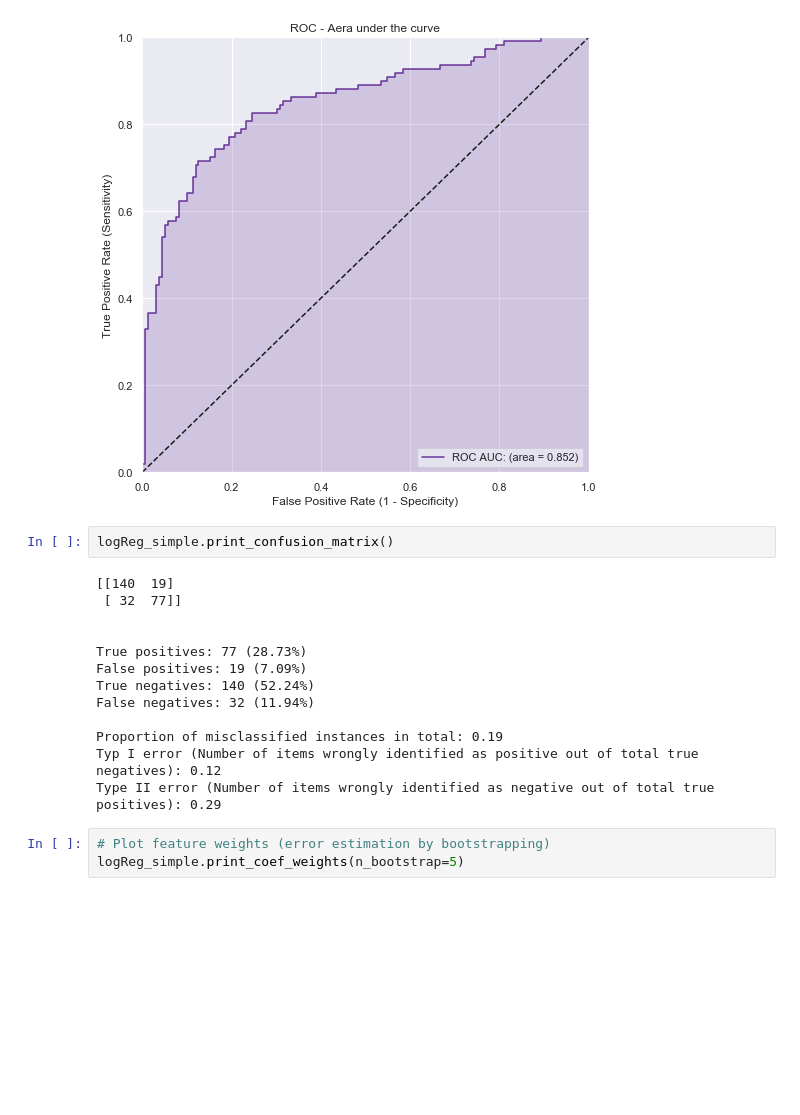
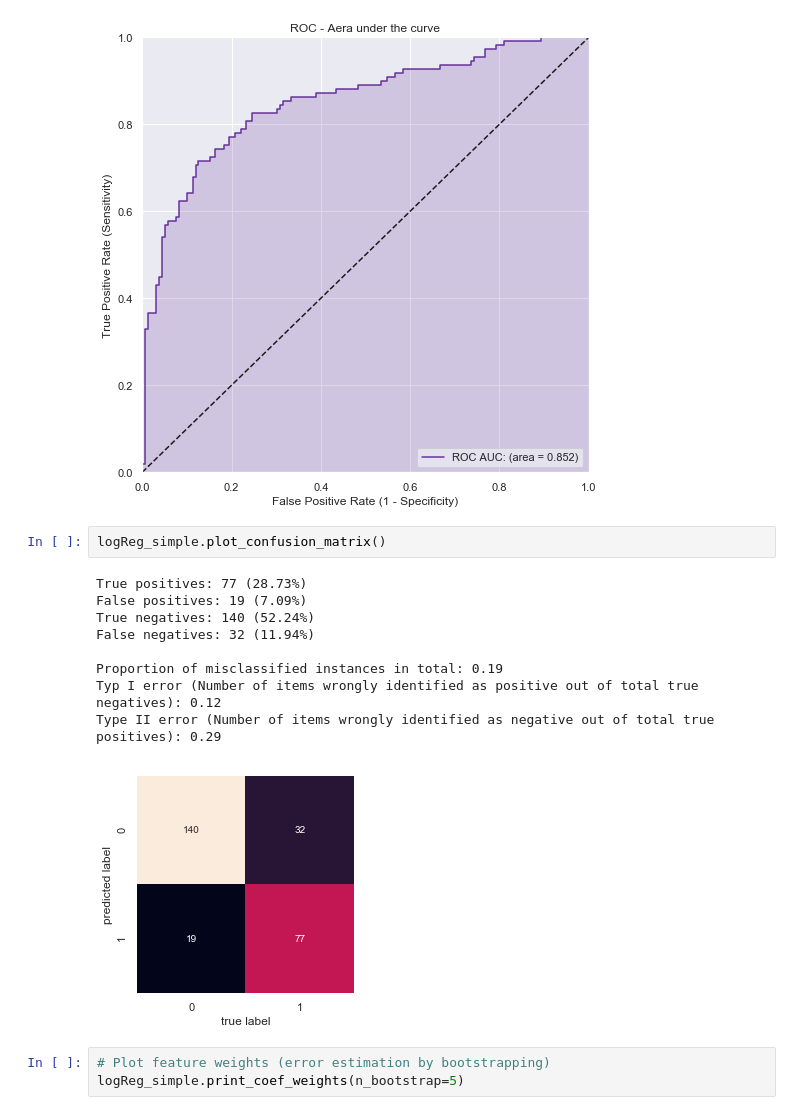
Before and after one commit to rbuerki/codebook, a Jupyter notebook: test_notebooks/baseline_classifier_demo_and_testing.ipynb, the cells around one changed output. Saved outputs shown, nothing was run; the diff lists cells and outputs as text; blank space fills up the shorter version.

Commit message:
FEAT: add confusion matrix plot

```diff
--- a/test_notebooks/baseline_classifier_demo_and_testing.ipynb
+++ b/test_notebooks/baseline_classifier_demo_and_testing.ipynb
@@ -252,20 +252,17 @@ logReg_simple.plot_ROC_curve()
 # %% [output]
 [figure]
 # %%
-logReg_simple.print_confusion_matrix()
+logReg_simple.plot_confusion_matrix()
 # %% [output]
-[[140  19]
- [ 32  77]]
-
-
 True positives: 77 (28.73%)
 False positives: 19 (7.09%)
 True negatives: 140 (52.24%)
 False negatives: 32 (11.94%)
 
 Proportion of misclassified instances in total: 0.19
 Typ I error (Number of items wrongly identified as positive out of total true negatives): 0.12
 Type II error (Number of items wrongly identified as negative out of total true positives): 0.29
+[figure, added]
 # %%
 # Plot feature weights (error estimation by bootstrapping)
 logReg_simple.print_coef_weights(n_bootstrap=5)
```
Also changed, not shown: parts of 2 cells of this notebook, 1 other file.
